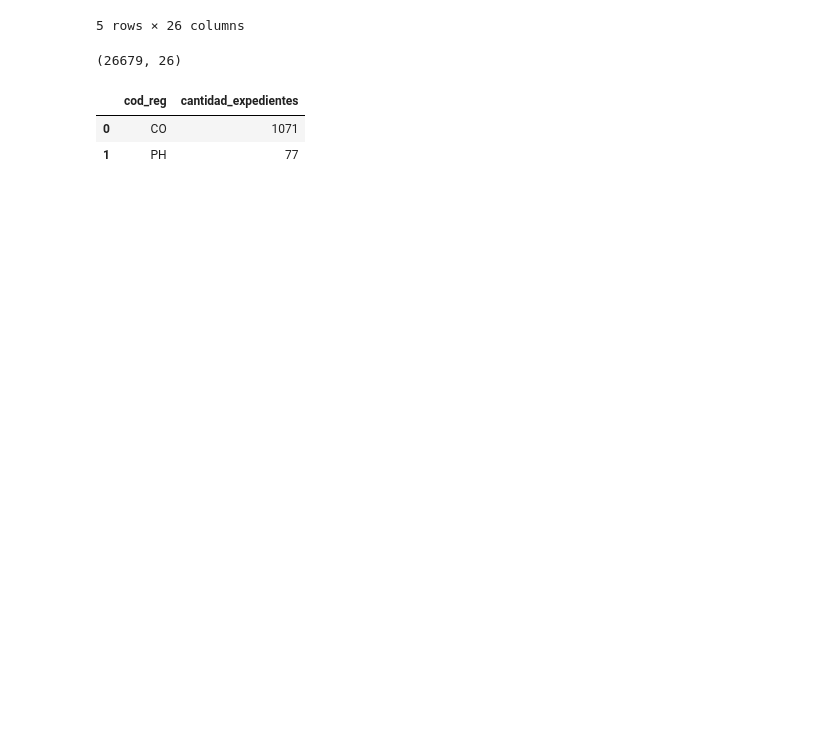
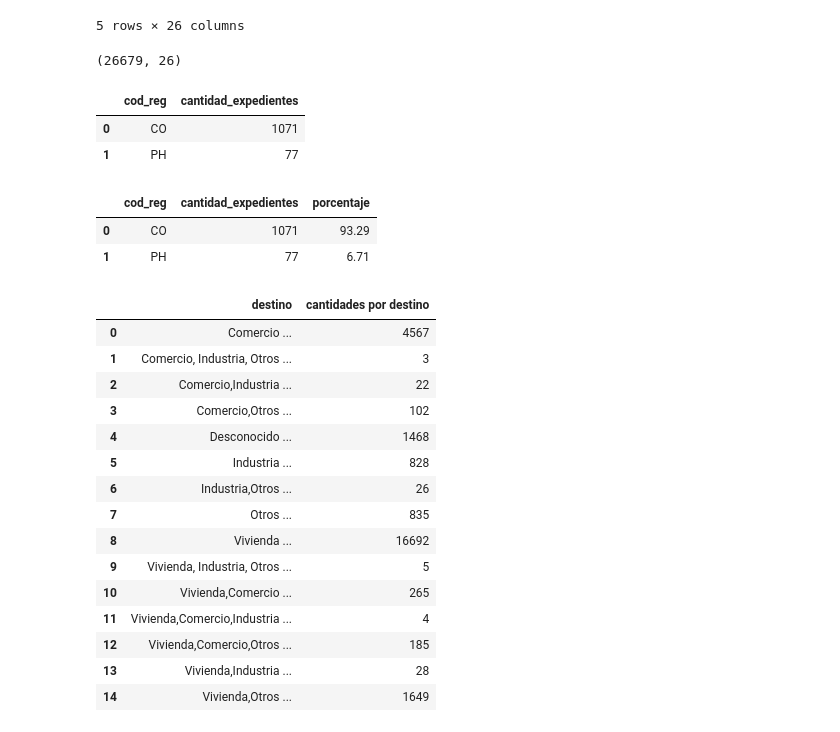
Before and after one commit to danblanc/python-para-ciencia-de-datos, a Jupyter notebook: Proyectos/Proyecto Crey_VFern/ReyFer.ipynb, the cells around one changed output. Saved outputs shown, nothing was run; the diff lists cells and outputs as text; code cells hidden in the pictures; blank space fills up the shorter version.

```diff
--- a/Proyectos/Proyecto Crey_VFern/ReyFer.ipynb
+++ b/Proyectos/Proyecto Crey_VFern/ReyFer.ipynb
@@ -386,3 +385,31 @@ conteo_codreg
 |  | cod_reg | cantidad_expedientes |
 | 0 | CO | 1071 |
 | 1 | PH | 77 |
+# %%
+conteo_codreg['porcentaje'] = ((conteo_codreg['cantidad_expedientes'] / conteo_codreg['cantidad_expedientes'].sum()) * 100).round(2)
+conteo_codreg
+# %% [output]
+|  | cod_reg | cantidad_expedientes | porcentaje |
+| 0 | CO | 1071 | 93.29 |
+| 1 | PH | 77 | 6.71 |
+# %%
+conteo_destino = per_cat.groupby('destino').size().reset_index(name='cantidades por destino')
+
+conteo_destino
+# %% [output]
+|  | destino | cantidades por destino |
+| 0 | Comercio ... | 4567 |
+| 1 | Comercio, Industria, Otros ... | 3 |
+| 2 | Comercio,Industria ... | 22 |
+| 3 | Comercio,Otros ... | 102 |
+| 4 | Desconocido ... | 1468 |
+| 5 | Industria ... | 828 |
+| 6 | Industria,Otros ... | 26 |
+| 7 | Otros ... | 835 |
+| 8 | Vivienda ... | 16692 |
+| 9 | Vivienda, Industria, Otros ... | 5 |
+| 10 | Vivienda,Comercio ... | 265 |
+| 11 | Vivienda,Comercio,Industria ... | 4 |
+| 12 | Vivienda,Comercio,Otros ... | 185 |
+| 13 | Vivienda,Industria ... | 28 |
+| 14 | Vivienda,Otros ... | 1649 |
```
Also changed, not shown: parts of 5 cells of this notebook.
